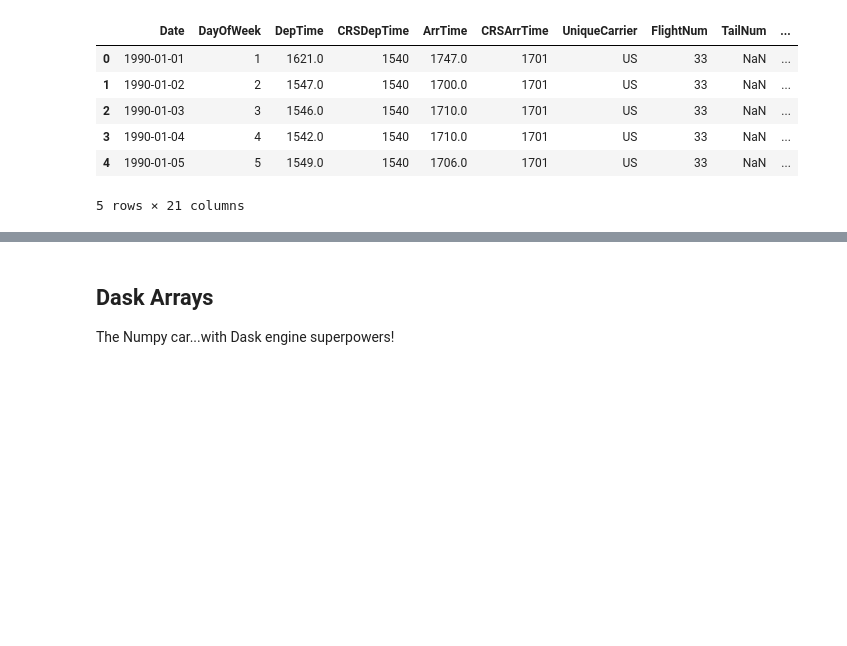
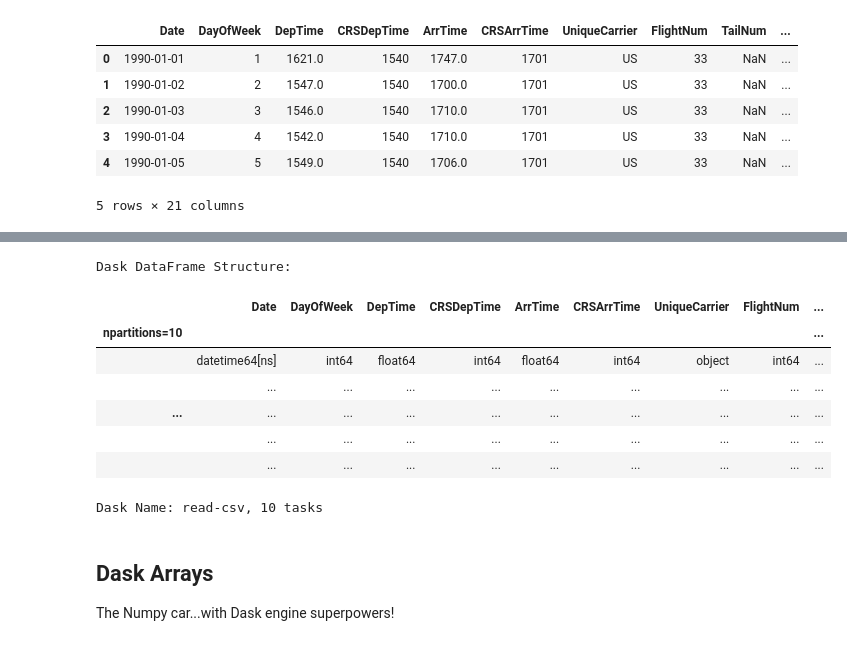
Before and after one commit to coiled/coiled-resources, a Jupyter notebook: dask-tutorial/notebooks/0_Test_Drive.ipynb, the cells around one changed output, grey strips where cells are left out. Cells and saved outputs as stored; diff of their text form; code cells hidden in the pictures; blank space fills up the shorter version.

```diff
--- a/dask-tutorial/notebooks/0_Test_Drive.ipynb
+++ b/dask-tutorial/notebooks/0_Test_Drive.ipynb
@@ -48,6 +50,18 @@ EWR    10.295469
 JFK    10.351299
 LGA     7.431142
 Name: DepDelay, dtype: float64
+# %%
+df
+# %% [output]
+Dask DataFrame Structure:
+|  | Date | DayOfWeek | DepTime | CRSDepTime | ArrTime | CRSArrTime | UniqueCarrier | FlightNum | ... |
+| npartitions=10 |  |  |  |  |  |  |  |  | ... |
+|  | datetime64[ns] | int64 | float64 | int64 | float64 | int64 | object | int64 | ... |
+|  | ... | ... | ... | ... | ... | ... | ... | ... | ... |
+| ... | ... | ... | ... | ... | ... | ... | ... | ... | ... |
+|  | ... | ... | ... | ... | ... | ... | ... | ... | ... |
+|  | ... | ... | ... | ... | ... | ... | ... | ... | ... |
+Dask Name: read-csv, 10 tasks
 # %% [markdown]
 ## Dask Arrays
 
```
Also changed, not shown: parts of 22 cells of this notebook, 3 other files.
